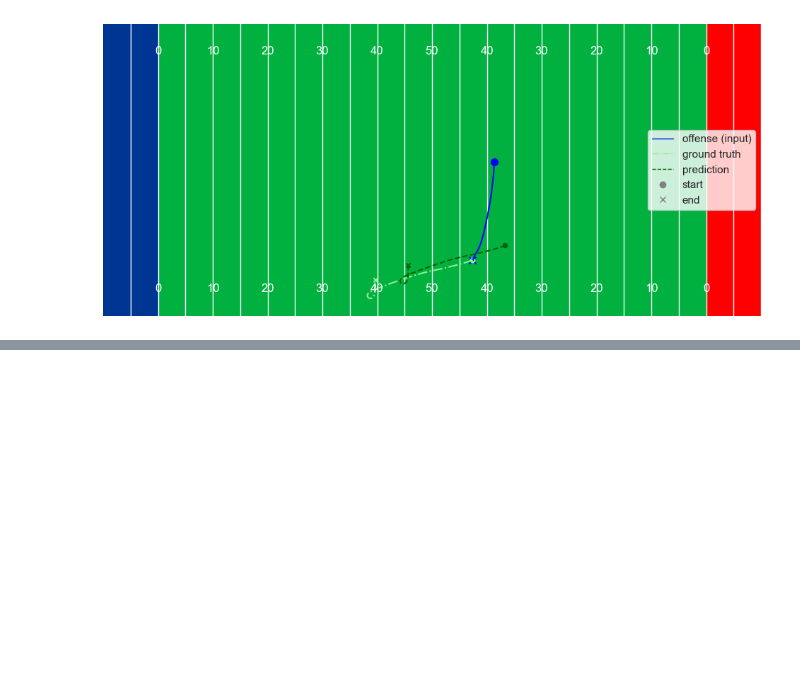
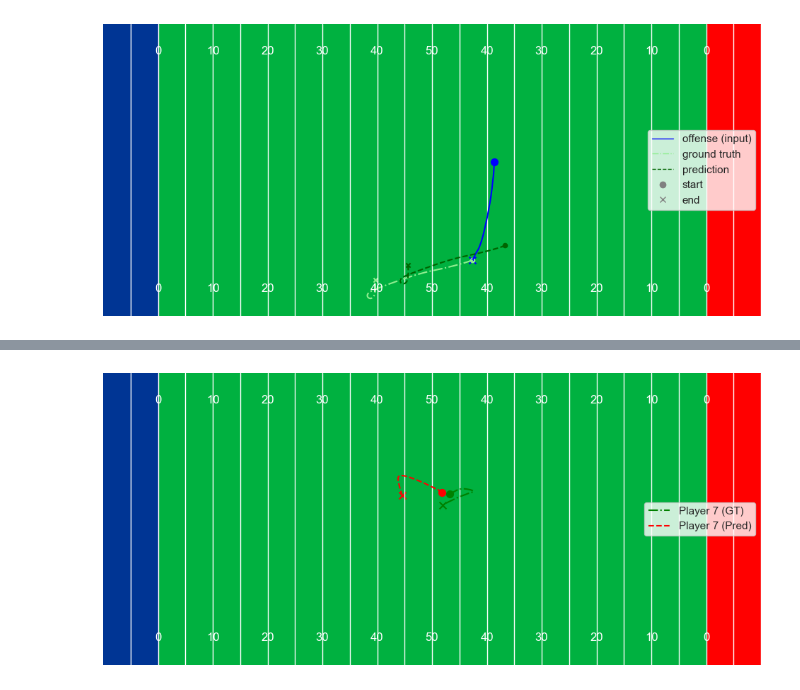
Before and after one commit to pholmes116/NFL-player-trajectories-public, a Jupyter notebook: code/test_custom_visualizer.ipynb, the cells around one changed output, grey strips where cells are left out. Saved outputs shown, nothing was run; the diff lists cells and outputs as text; code cells hidden in the pictures; blank space fills up the shorter version.

```diff
--- a/code/test_custom_visualizer.ipynb
+++ b/code/test_custom_visualizer.ipynb
@@ -536,0 +594,46 @@ First 2 values of pred: tf.Tensor(
+# %%
+# ╔════════════════════════════════════════════╗
+# ║ 25. Slice & Plot Single Player Trajectory ║
+# ╚════════════════════════════════════════════╝
+
+import matplotlib.pyplot as plt
+
+# 1️⃣ Select which player (0–22) to visualize
+player_idx = 7  # change this to any player index
+
+# 2️⃣ Slice out that player’s (x,y) from ground truth and prediction
+#    subsequent_X: true future frames tensor, shape (1, T, 46)
+#    pred_seq:      predicted future frames array, shape (1, T, 46)
+gt_player = subsequent_X[:, :, 2*player_idx : 2*player_idx + 2]  # shape (1, T, 2)
+pred_player = pred_seq   [:, :, 2*player_idx : 2*player_idx + 2]
+
+# 3️⃣ Descale back to field coordinates (yards)
+gt_coords   = custom_visualizer.descale_trajectory(gt_player[0])
+pred_coords = custom_visualizer.descale_trajectory(pred_player[0])
+
+# 4️⃣ Plot pitch and overlay trajectories
+fig, ax = custom_visualizer.plot_pitch()
+
+# Ground-truth trajectory
+custom_visualizer.plot_player_trajectory(
+    gt_coords,
+    ax=ax,
+    traj_label=f"Player {player_idx} (GT)",
+    traj_color="green",
+    linestyle="-.",
+    show_markers=True
+)
+
+# Predicted trajectory
+custom_visualizer.plot_player_trajectory(
+    pred_coords,
+    ax=ax,
+    traj_label=f"Player {player_idx} (Pred)",
+    traj_color="red",
+    linestyle="--",
+    show_markers=True
+)
+
+plt.show()
+# %% [output]
+[figure, added]
```
Also changed, not shown: parts of 22 cells of this notebook, 3 other files.
